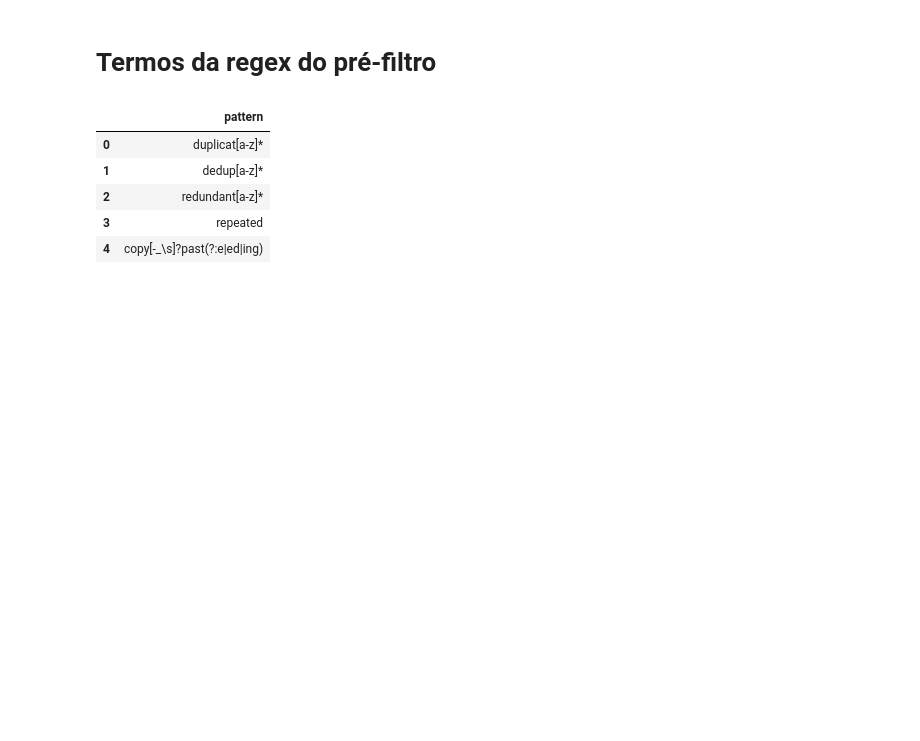
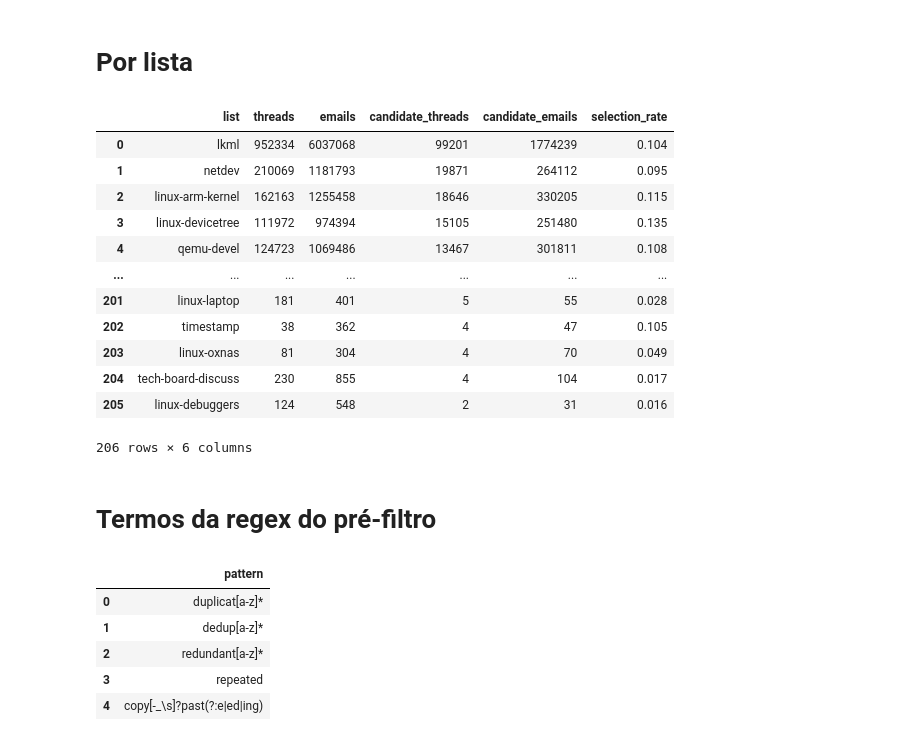
Before and after one commit to natalia-sa/lkml5ws-data-analysis, a Jupyter notebook: select_sample/sample_stats.ipynb, the cells around one changed output. Saved outputs shown, nothing was run; the diff lists cells and outputs as text; code cells hidden in the pictures; blank space fills up the shorter version.

```diff
--- a/select_sample/sample_stats.ipynb
+++ b/select_sample/sample_stats.ipynb
@@ -51,0 +70,25 @@ per_list.sort_values('emails', ascending=False).reset_index(drop=True)
+# %%
+per_list = pd.DataFrame([
+    {
+        'list': os.path.basename(path).removeprefix('list=').removesuffix('.parquet'),
+        'threads': len(df),
+        'emails': int(df['n_messages'].sum()),
+        'candidate_threads': int((df['is_candidate'] == 'yes').sum()),
+        'candidate_emails': int(df.loc[df['is_candidate'] == 'yes', 'n_messages'].sum()),
+    }
+    for path, df in (
+        (path, pd.read_parquet(path, columns=['n_messages', 'is_candidate']))
+        for path in sorted(glob.glob(os.path.join(OUTPUT_DIR, 'list=*.parquet')))
+    )
+])
+per_list['selection_rate'] = (per_list['candidate_threads'] / per_list['threads']).round(3)
+
+pd.DataFrame({
+    'metric': ['total_lists', 'total_emails', 'total_threads', 'total_candidate_emails',
+               'total_candidate_threads', 'selection_rate'],
+    'value': [
+        len(per_list), per_list['emails'].sum(), per_list['threads'].sum(),
+        per_list['candidate_emails'].sum(), per_list['candidate_threads'].sum(),
+        round(per_list['candidate_threads'].sum() / per_list['threads'].sum(), 3),
+    ],
+}, dtype=object)
@@ -52,3 +103,21 @@ per_list.sort_values('emails', ascending=False).reset_index(drop=True)
+# %% [markdown]
+# Por lista
+# %%
+per_list.sort_values('candidate_threads', ascending=False).reset_index(drop=True)
+# %% [output]
+|  | list | threads | emails | candidate_threads | candidate_emails | selection_rate |
+| 0 | lkml | 952334 | 6037068 | 99201 | 1774239 | 0.104 |
+| 1 | netdev | 210069 | 1181793 | 19871 | 264112 | 0.095 |
+| 2 | linux-arm-kernel | 162163 | 1255458 | 18646 | 330205 | 0.115 |
+| 3 | linux-devicetree | 111972 | 974394 | 15105 | 251480 | 0.135 |
+| 4 | qemu-devel | 124723 | 1069486 | 13467 | 301811 | 0.108 |
+| ... | ... | ... | ... | ... | ... | ... |
+| 201 | linux-laptop | 181 | 401 | 5 | 55 | 0.028 |
+| 202 | timestamp | 38 | 362 | 4 | 47 | 0.105 |
+| 203 | linux-oxnas | 81 | 304 | 4 | 70 | 0.049 |
+| 204 | tech-board-discuss | 230 | 855 | 4 | 104 | 0.017 |
+| 205 | linux-debuggers | 124 | 548 | 2 | 31 | 0.016 |
+206 rows × 6 columns
 # %% [markdown]
 # Termos da regex do pré-filtro
 # %%
```
Also changed, not shown: parts of 28 cells of this notebook, 14 other files.
